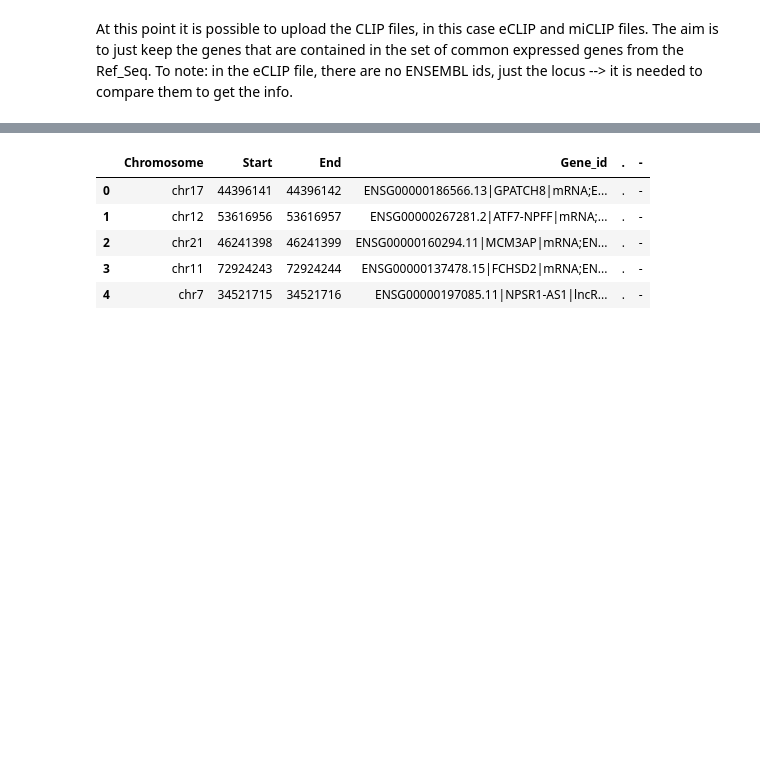
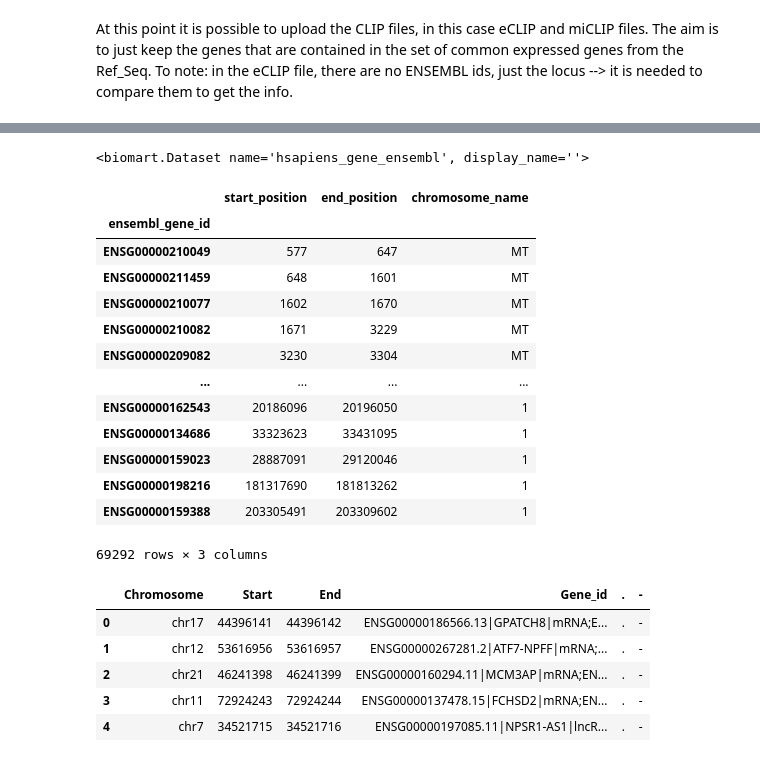
Before and after one commit to sofiamrtll/thesis, a Jupyter notebook: THESIS_Preprocessing.ipynb, the cells around one changed output, grey strips where cells are left out. Cells and saved outputs as stored; diff of their text form; code cells hidden in the pictures; blank space fills up the shorter version.

Commit message:
Started comparing CLIP files without success

```diff
--- a/THESIS_Preprocessing.ipynb
+++ b/THESIS_Preprocessing.ipynb
@@ -249,3 +294,32 @@ miCLIP
+# %%
+dataset = pybiomart.Dataset(name='hsapiens_gene_ensembl',
+                  host='http://www.ensembl.org')
+dataset
+# %% [output]
+<biomart.Dataset name='hsapiens_gene_ensembl', display_name=''>
+# %%
+annot = sc.queries.biomart_annotations(
+        "hsapiens",
+        ["ensembl_gene_id", "start_position", "end_position", "chromosome_name"],
+    ).set_index("ensembl_gene_id")
+#adata.var[annot.columns] = annot
+# %%
+annot
+# %% [output]
+|  | start_position | end_position | chromosome_name |
+| ensembl_gene_id |  |  |  |
+| ENSG00000210049 | 577 | 647 | MT |
+| ENSG00000211459 | 648 | 1601 | MT |
+| ENSG00000210077 | 1602 | 1670 | MT |
+| ENSG00000210082 | 1671 | 3229 | MT |
+| ENSG00000209082 | 3230 | 3304 | MT |
+| ... | ... | ... | ... |
+| ENSG00000162543 | 20186096 | 20196050 | 1 |
+| ENSG00000134686 | 33323623 | 33431095 | 1 |
+| ENSG00000159023 | 28887091 | 29120046 | 1 |
+| ENSG00000198216 | 181317690 | 181813262 | 1 |
+| ENSG00000159388 | 203305491 | 203309602 | 1 |
+69292 rows × 3 columns
 # %%
 #accessing all of the files in a certain path automatically - in this case just checking .bed files from the protein HNRNPC
 list = os.list_dir("C:/Users/sofia/Desktop/THESIS/PROJECT/ENCODE/HNRNPC_HepG2")
```
Also changed, not shown: parts of 7 cells of this notebook.
